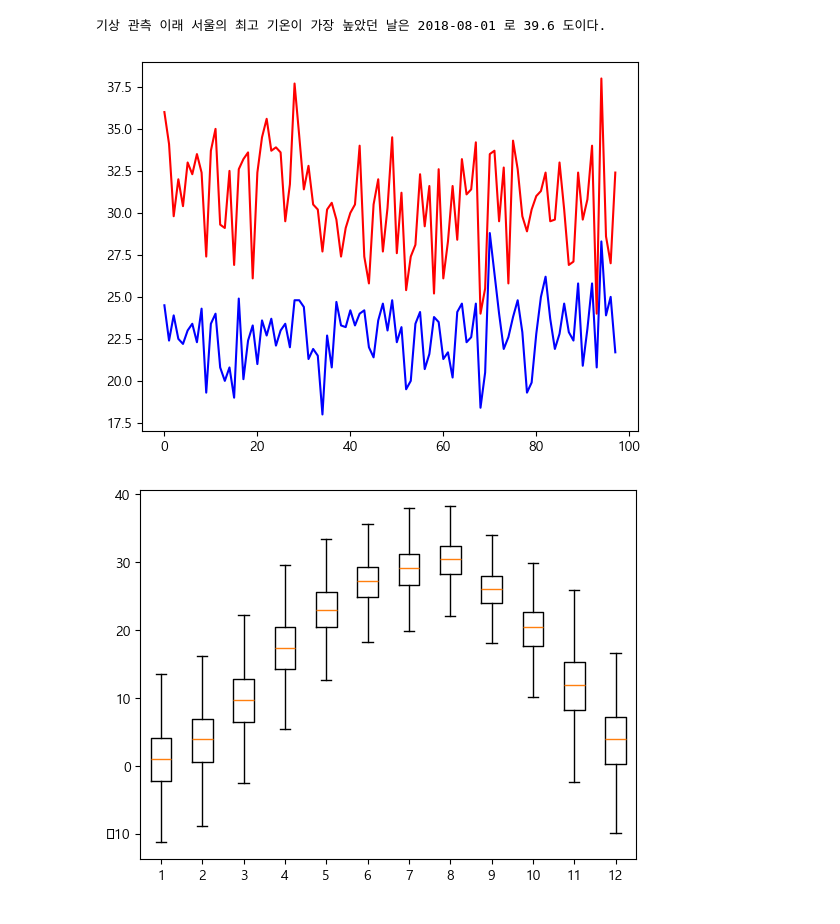
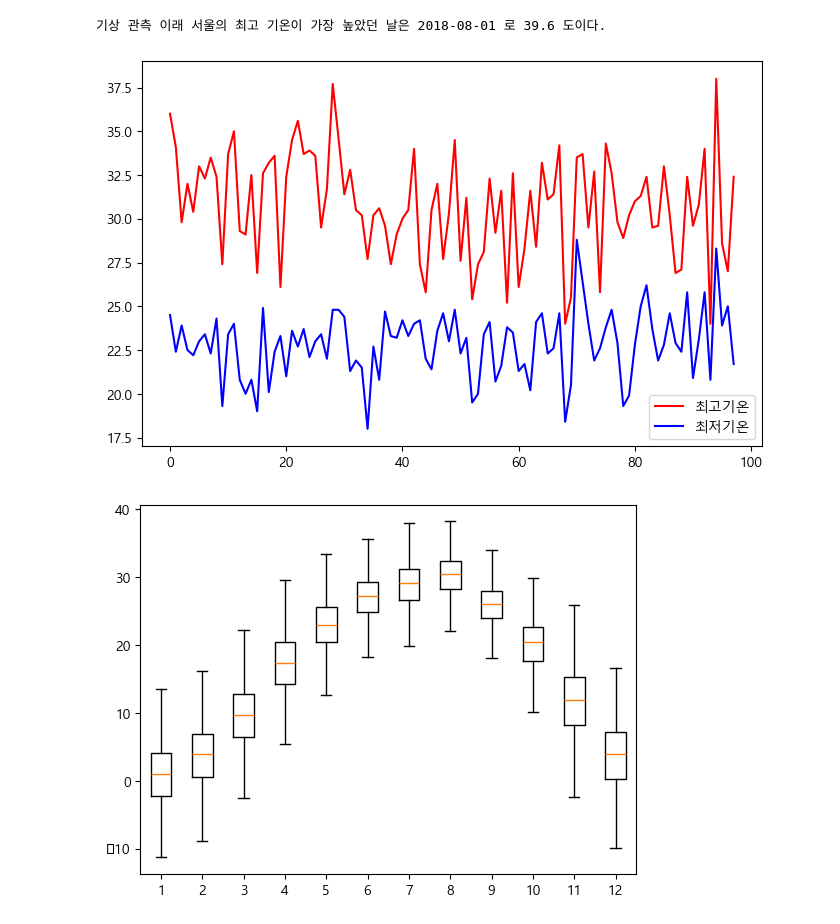
Before and after one commit to khybin/Python_Class, a Jupyter notebook: scripts/2학기_2차_수행평가_연습.ipynb, the cells around one changed output. Cells and saved outputs as stored; diff of their text form; code cells hidden in the pictures.

```diff
--- a/scripts/2학기_2차_수행평가_연습.ipynb
+++ b/scripts/2학기_2차_수행평가_연습.ipynb
@@ -40,16 +40,18 @@ print(f'기상 관측 이래 서울의 최고 기온이 가장 높았던 날은
 # %%
 high = []
 low = []
 
 for row in data:
     if row[2] != '' and '08-15' in row[0]:
         high.append(float(row[2]))
         low.append(float(row[3]))
-plt.plot(high, linestyle='-', color='r')
-plt.plot(low, linestyle='-', color='b')
+plt.figure(figsize=[8,5])
+plt.plot(high, color='r', label='최고기온')
+plt.plot(low, color='b', label='최저기온')
+plt.legend(loc='lower right')
 plt.show()
 # %% [output]
-[figure, old version]
+[figure, new version]
 # %%
 month = [[] for i in range(12)]
 
```
Also changed, not shown: parts of 1 cell of this notebook.
